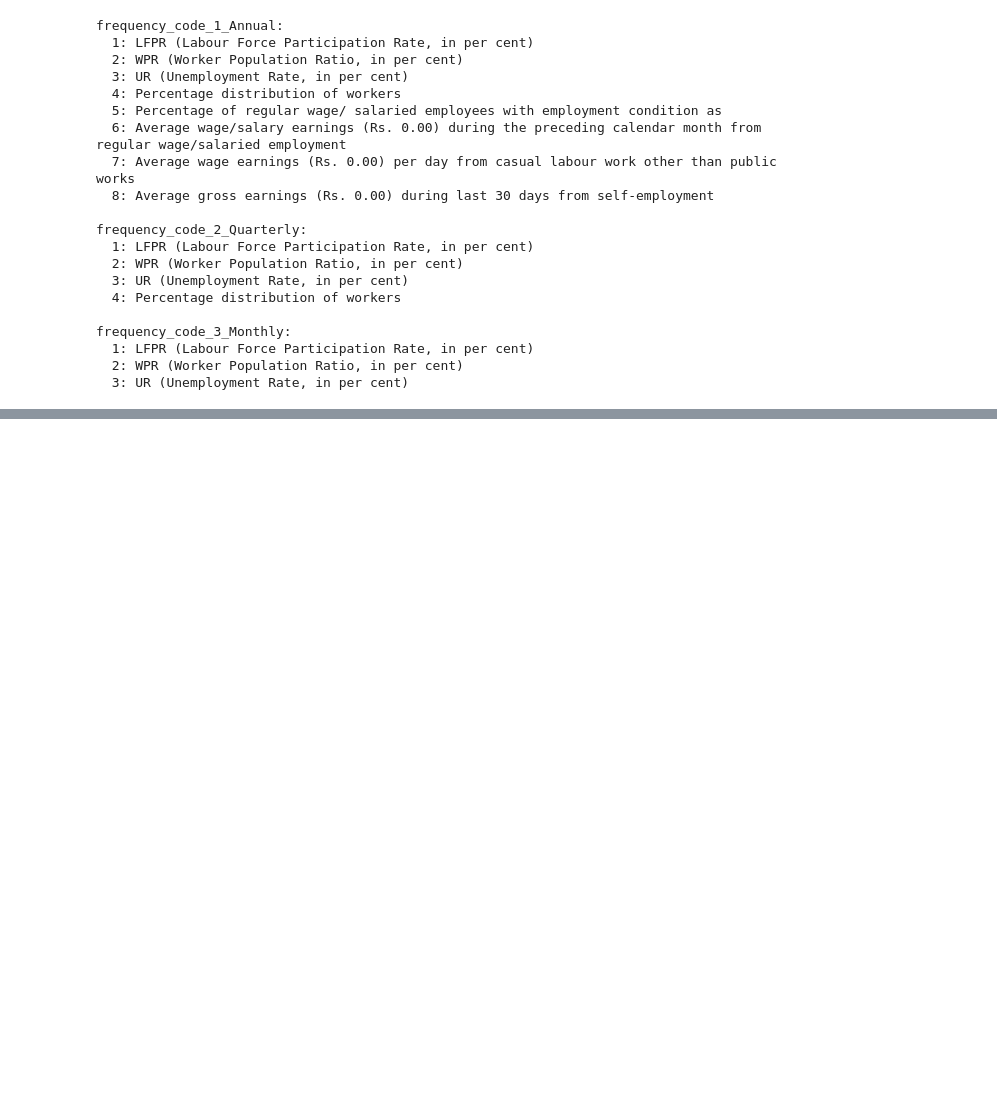
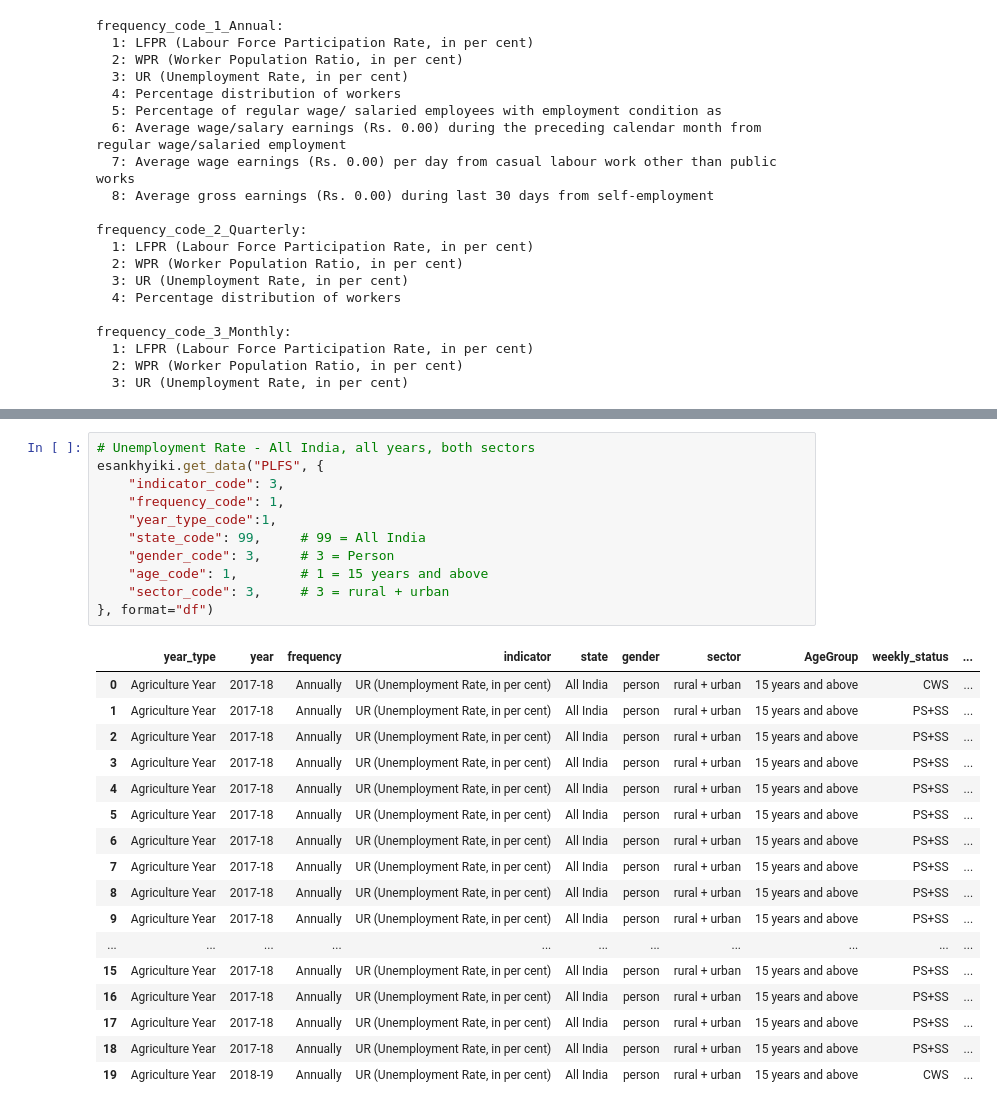
Before and after one commit to smonodeep/DynamicValuationGovernance, a Jupyter notebook: 0.Data_Prep_CityWise.ipynb, the cells around one changed output, grey strips where cells are left out. Cells and saved outputs as stored; diff of their text form; blank space fills up the shorter version.

Commit message:
Labour Force and Unemployment data

```diff
--- a/0.Data_Prep_CityWise.ipynb
+++ b/0.Data_Prep_CityWise.ipynb
@@ -957,0 +983,29 @@ frequency_code_3_Monthly:
+# %%
+# Unemployment Rate - All India, all years, both sectors
+esankhyiki.get_data("PLFS", {
+    "indicator_code": 3,
+    "frequency_code": 1,
+    "year_type_code":1,
+    "state_code": 99,     # 99 = All India
+    "gender_code": 3,     # 3 = Person
+    "age_code": 1,        # 1 = 15 years and above
+    "sector_code": 3,     # 3 = rural + urban
+}, format="df")
+# %% [output]
+|  | year_type | year | frequency | indicator | state | gender | sector | AgeGroup | weekly_status | ... |
+| 0 | Agriculture Year | 2017-18 | Annually | UR (Unemployment Rate, in per cent) | All India | person | rural + urban | 15 years and above | CWS | ... |
+| 1 | Agriculture Year | 2017-18 | Annually | UR (Unemployment Rate, in per cent) | All India | person | rural + urban | 15 years and above | PS+SS | ... |
+| 2 | Agriculture Year | 2017-18 | Annually | UR (Unemployment Rate, in per cent) | All India | person | rural + urban | 15 years and above | PS+SS | ... |
+| 3 | Agriculture Year | 2017-18 | Annually | UR (Unemployment Rate, in per cent) | All India | person | rural + urban | 15 years and above | PS+SS | ... |
+| 4 | Agriculture Year | 2017-18 | Annually | UR (Unemployment Rate, in per cent) | All India | person | rural + urban | 15 years and above | PS+SS | ... |
+| 5 | Agriculture Year | 2017-18 | Annually | UR (Unemployment Rate, in per cent) | All India | person | rural + urban | 15 years and above | PS+SS | ... |
+| 6 | Agriculture Year | 2017-18 | Annually | UR (Unemployment Rate, in per cent) | All India | person | rural + urban | 15 years and above | PS+SS | ... |
+| 7 | Agriculture Year | 2017-18 | Annually | UR (Unemployment Rate, in per cent) | All India | person | rural + urban | 15 years and above | PS+SS | ... |
+| 8 | Agriculture Year | 2017-18 | Annually | UR (Unemployment Rate, in per cent) | All India | person | rural + urban | 15 years and above | PS+SS | ... |
+| 9 | Agriculture Year | 2017-18 | Annually | UR (Unemployment Rate, in per cent) | All India | person | rural + urban | 15 years and above | PS+SS | ... |
+| ... | ... | ... | ... | ... | ... | ... | ... | ... | ... | ... |
+| 15 | Agriculture Year | 2017-18 | Annually | UR (Unemployment Rate, in per cent) | All India | person | rural + urban | 15 years and above | PS+SS | ... |
+| 16 | Agriculture Year | 2017-18 | Annually | UR (Unemployment Rate, in per cent) | All India | person | rural + urban | 15 years and above | PS+SS | ... |
+| 17 | Agriculture Year | 2017-18 | Annually | UR (Unemployment Rate, in per cent) | All India | person | rural + urban | 15 years and above | PS+SS | ... |
+| 18 | Agriculture Year | 2017-18 | Annually | UR (Unemployment Rate, in per cent) | All India | person | rural + urban | 15 years and above | PS+SS | ... |
+| 19 | Agriculture Year | 2018-19 | Annually | UR (Unemployment Rate, in per cent) | All India | person | rural + urban | 15 years and above | CWS | ... |
```
Also changed, not shown: parts of 3 cells of this notebook.
